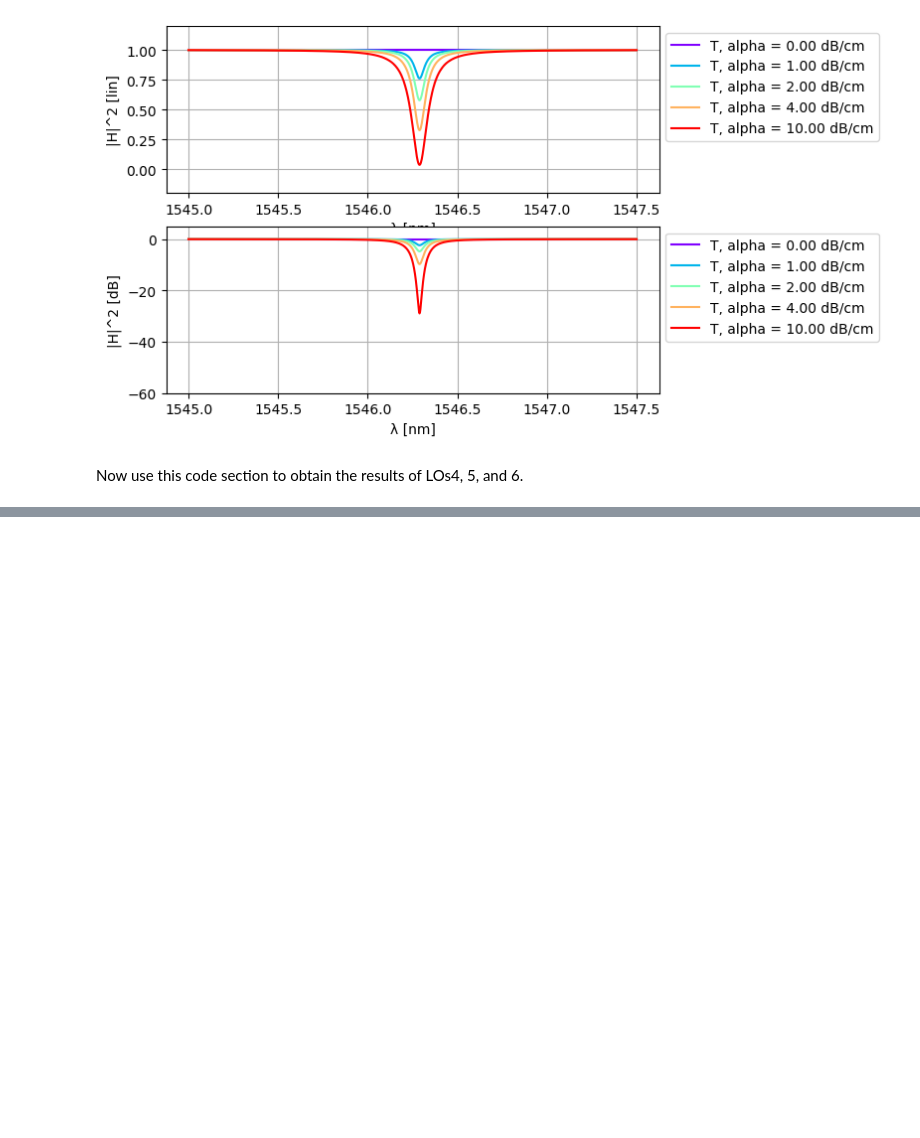
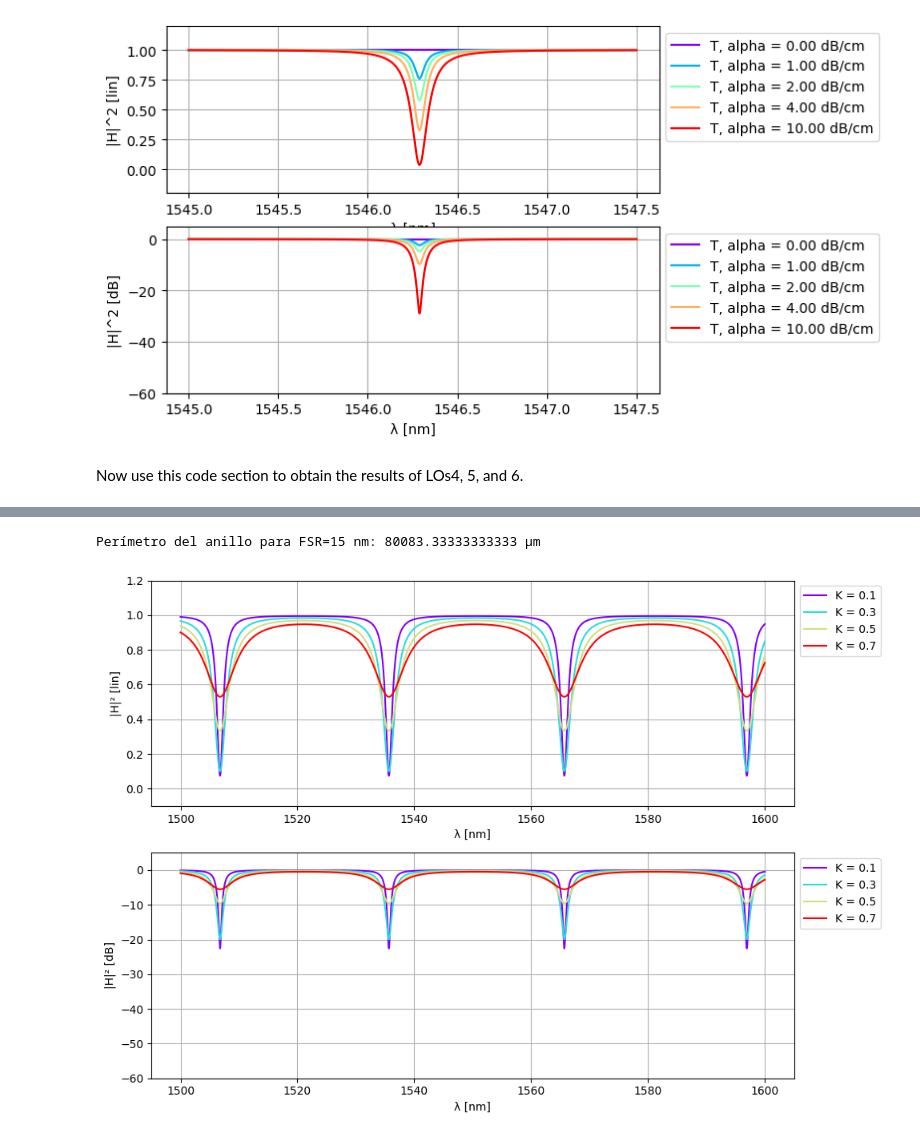
Before and after one commit to claudiaquiles/cifoin-lab3, a Jupyter notebook: CIRCUITS_&_COMPACT_MODELS.ipynb, the cells around one changed output, grey strips where cells are left out. Drawn from its saved outputs; the diff is of its cells as text; code cells hidden in the pictures; blank space fills up the shorter version.

```diff
--- a/CIRCUITS_&_COMPACT_MODELS.ipynb
+++ b/CIRCUITS_&_COMPACT_MODELS.ipynb
@@ -689,0 +825,44 @@ Now use this code section to obtain the results of LOs4, 5, and 6.
+# %%
+#L05
+wl = jnp.linspace(1.50, 1.60, 10000)
+
+# Perímetro diseñado para FSR = 15 nm
+
+Lr = 1550**2/(15*2)
+print(f"Perímetro del anillo para FSR=15 nm: {Lr} µm")
+ring_perimeter = 40.04  # µm
+
+# Sweep de coupling para ver dependencia
+coupling_values = np.array([0.1, 0.3, 0.5, 0.7])
+loss = 0.02
+
+n_curves = len(coupling_values)
+color = cm.rainbow(np.linspace(0, 1, n_curves))
+
+fig, ax = plt.subplots(2, 1, figsize=(10, 7))
+
+for i, coupling in enumerate(coupling_values):
+    ring_ap_test = ring_ap(
+        wl=wl,
+        wvg_ring={"length": ring_perimeter, "loss": loss},
+        coup={"coupling": coupling}
+    )
+    T = ring_ap_test["in0", "out0"]
+    T_dB = 20.0 * jnp.log10(np.abs(T) ** 2)
+
+    ax[0].plot(wl * 1e3, np.abs(T)**2, color=color[i], label=f"K = {coupling}")
+    ax[1].plot(wl * 1e3, T_dB, color=color[i], label=f"K = {coupling}")
+
+ax[0].set_ylim([-0.1, 1.2])
+ax[1].set_ylim([-60, 5])
+for a in ax:
+    a.grid(True)
+    a.set_xlabel("λ [nm]")
+    a.legend(loc='upper left', bbox_to_anchor=(1, 1))
+ax[0].set_ylabel("|H|² [lin]")
+ax[1].set_ylabel("|H|² [dB]")
+plt.tight_layout()
+plt.show()
+# %% [output]
+Perímetro del anillo para FSR=15 nm: 80083.33333333333 µm
+[figure, added]
```
Also changed, not shown: parts of 5 cells of this notebook.
